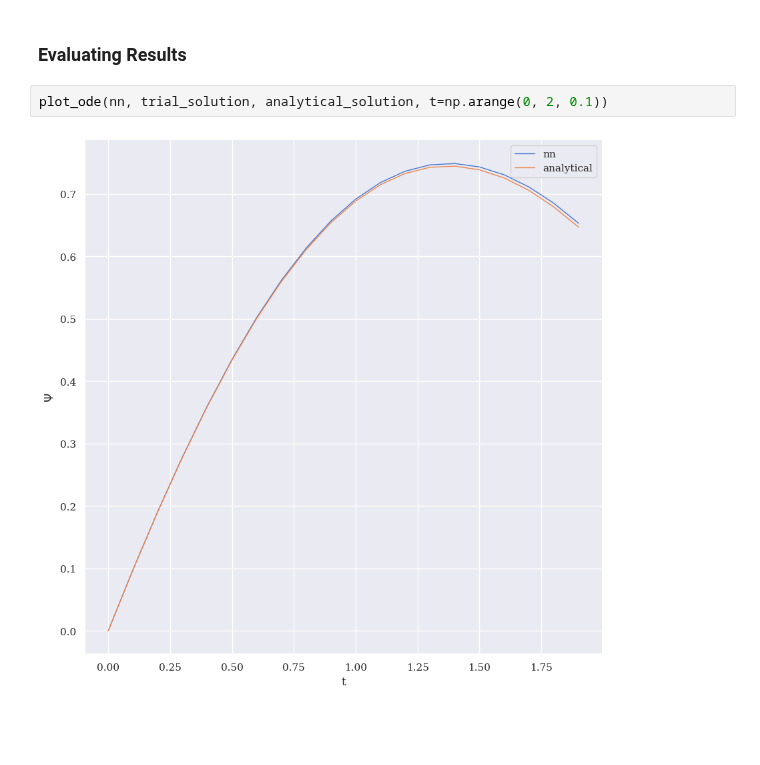
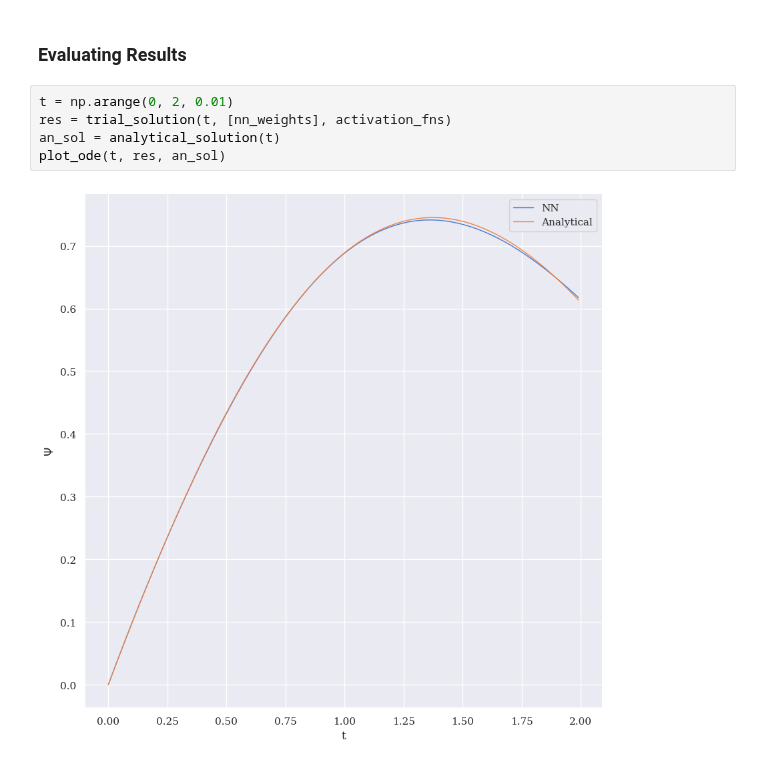
Before and after one commit to Fox-King777/ODE_System_Solver, a Jupyter notebook: solving_example_2.ipynb, the cells around one changed output. Drawn from its saved outputs; the diff is of its cells as text; blank space fills up the shorter version.

```diff
--- a/solving_example_2.ipynb
+++ b/solving_example_2.ipynb
@@ -82,6 +102,9 @@ nn = train()
 # %% [markdown]
 ### Evaluating Results
-# %%
-plot_ode(nn, trial_solution, analytical_solution, t=np.arange(0, 2, 0.1))
-# %% [output]
-[figure, removed]
+# %%
+t = np.arange(0, 2, 0.01)
+res = trial_solution(t, [nn_weights], activation_fns)
+an_sol = analytical_solution(t)
+plot_ode(t, res, an_sol)
+# %% [output]
+[figure, added]
```
Also changed, not shown: parts of 3 cells of this notebook, 11 other files.
